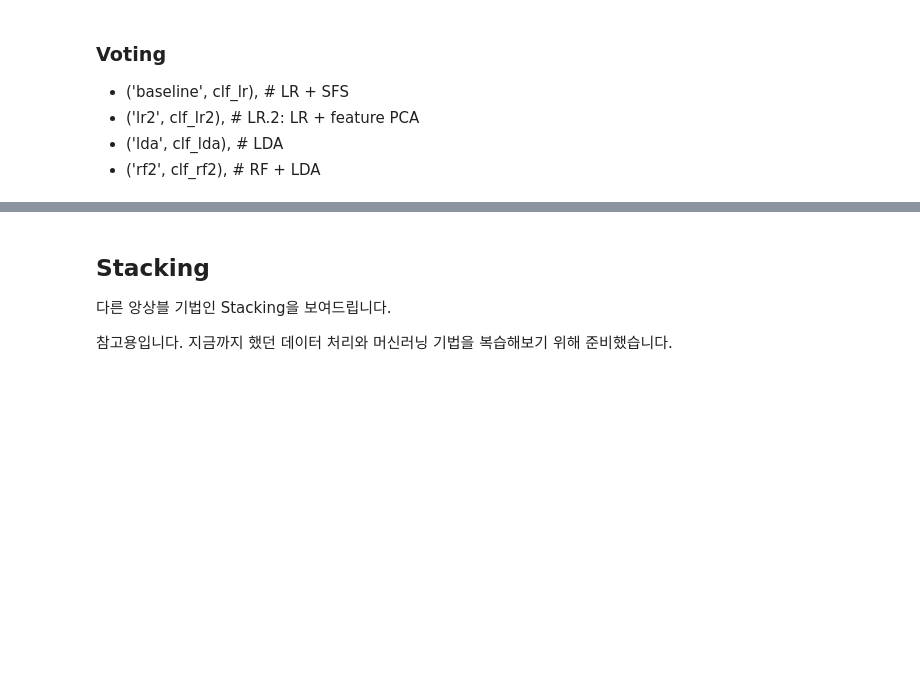
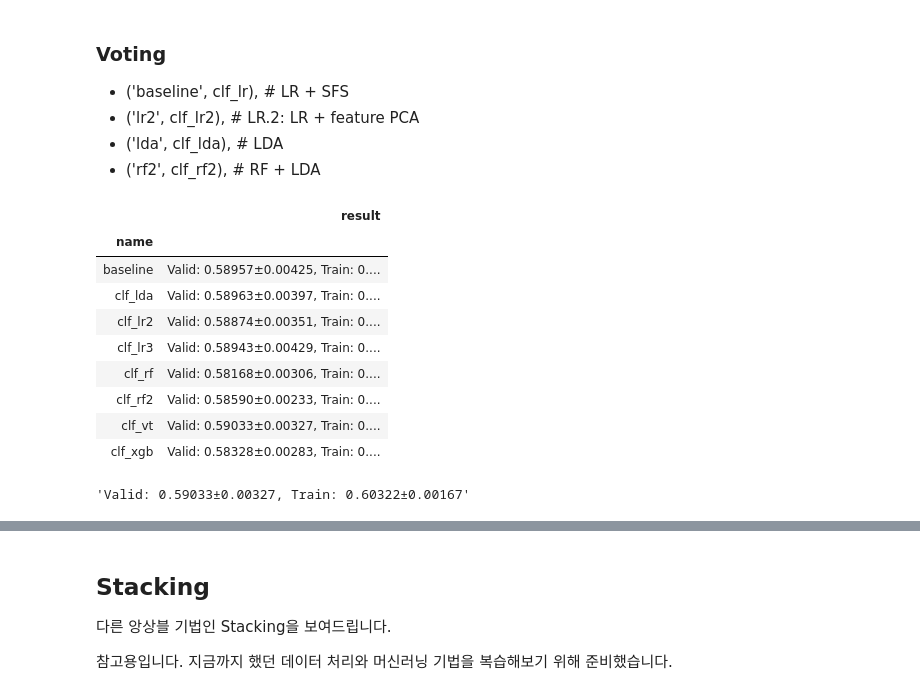
Before and after one commit to sunkusun9/DS_lv3_2604_2, a Jupyter notebook: sec_ds_lv3_prob1_kaggle.ipynb, the cells around one changed output, grey strips where cells are left out. Saved outputs shown, nothing was run; the diff lists cells and outputs as text; code cells hidden in the pictures; blank space fills up the shorter version.

```diff
--- a/sec_ds_lv3_prob1_kaggle.ipynb
+++ b/sec_ds_lv3_prob1_kaggle.ipynb
@@ -421,0 +501,23 @@ LDA + Baseline
+# %%
+from sklearn.ensemble import VotingClassifier
+clf_vt = VotingClassifier(
+    [
+        ('baseline', clf_lr), # LR + SFS
+        ('lr2', clf_lr2), # LR.2: LR + feature PCA
+        ('lda', clf_lda), # LDA
+        ('rf2', clf_rf2), # RF + LDA
+    ], voting='soft'
+)
+eval_model('clf_vt', clf_vt)
+# %% [output]
+|  | result |
+| name |  |
+| baseline | Valid: 0.58957±0.00425, Train: 0.... |
+| clf_lda | Valid: 0.58963±0.00397, Train: 0.... |
+| clf_lr2 | Valid: 0.58874±0.00351, Train: 0.... |
+| clf_lr3 | Valid: 0.58943±0.00429, Train: 0.... |
+| clf_rf | Valid: 0.58168±0.00306, Train: 0.... |
+| clf_rf2 | Valid: 0.58590±0.00233, Train: 0.... |
+| clf_vt | Valid: 0.59033±0.00327, Train: 0.... |
+| clf_xgb | Valid: 0.58328±0.00283, Train: 0.... |
+'Valid: 0.59033±0.00327, Train: 0.60322±0.00167'
```
Also changed, not shown: parts of 14 cells of this notebook.
